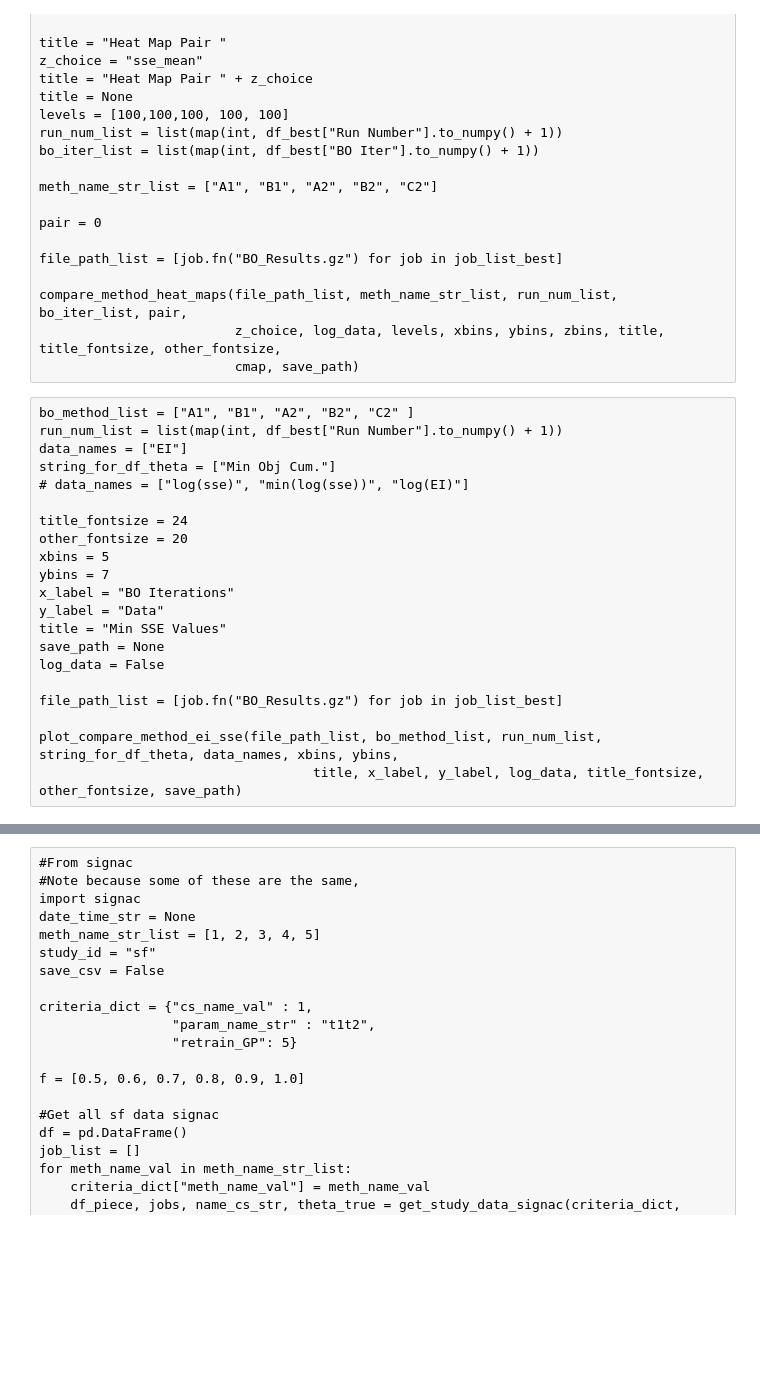
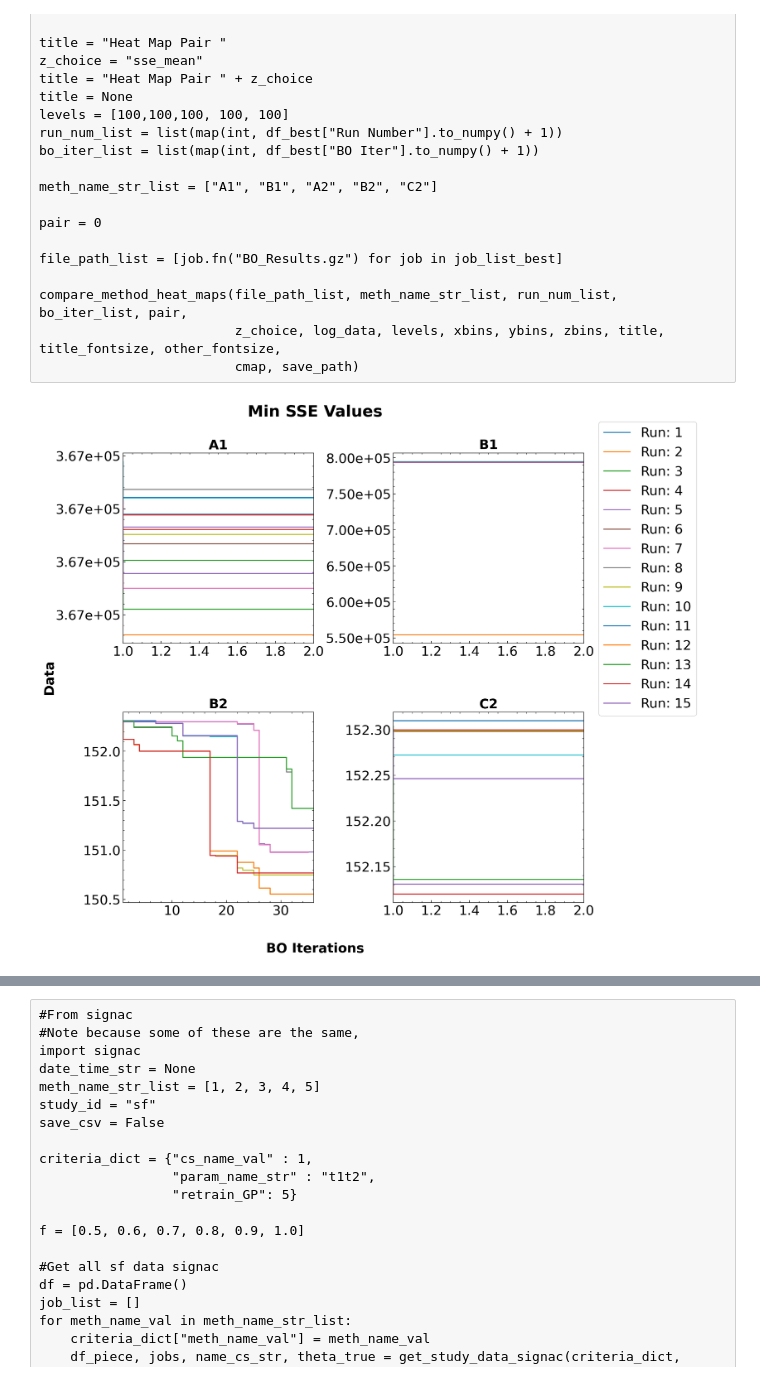
Before and after one commit to dowlinglab/GPBO_Emulators, a Jupyter notebook: experiment_analysis.ipynb, the cells around one changed output, grey strips where cells are left out. Cells and saved outputs as stored; diff of their text form; code cells hidden in the pictures; blank space fills up the shorter version.

```diff
--- a/experiment_analysis.ipynb
+++ b/experiment_analysis.ipynb
@@ -47,13 +47,13 @@ fileObj.close()
 #From signac
 import signac
 date_time_str = None
-meth_name_str_list = [1, 2, 3, 4, 5]
+meth_name_str_list = [1, 2, 4, 5]
 study_id = "ep"
 save_csv = True
 
 
-criteria_dict = {"cs_name_val" : 2,
-                 "param_name_str" : "y0",
+criteria_dict = {"cs_name_val" : 8,
+                 "param_name_str" : "t1t2t3t4t5",
                  "retrain_GP": 10,
                  "num_x_data": 5,
                  "num_val_pts": 0,
@@ -187,27 +198,29 @@ file_path_list = [job.fn("BO_Results.gz") for job in job_list_best]
 compare_method_heat_maps(file_path_list, meth_name_str_list, run_num_list, bo_iter_list, pair,
                          z_choice, log_data, levels, xbins, ybins, zbins, title, title_fontsize, other_fontsize,
                          cmap, save_path)
-# %% [raw]
-bo_method_list = ["A1", "B1", "A2", "B2", "C2" ]
-run_num_list = list(map(int, df_best["Run Number"].to_numpy() + 1))
-data_names = ["EI"]
-string_for_df_theta = ["Min Obj Cum."]
-# data_names = ["log(sse)", "min(log(sse))", "log(EI)"]
-
-title_fontsize = 24
-other_fontsize = 20
-xbins = 5
-ybins = 7
-x_label = "BO Iterations"
-y_label = "Data"
-title = "Min SSE Values"
-save_path = None
-log_data = False
-
-file_path_list = [job.fn("BO_Results.gz") for job in job_list_best]
-
-plot_compare_method_ei_sse(file_path_list, bo_method_list, run_num_list, string_for_df_theta, data_names, xbins, ybins,
-                                   title, x_label, y_label, log_data, title_fontsize, other_fontsize, save_path)
+# %%
+bo_method_list = ["A1", "B1", "B2", "C2" ]
+run_num_list = list(map(int, df_best["Run Number"].to_numpy() + 1))
+data_names = ["Min SSE"]
+string_for_df_theta = ["Min Obj Cum."]
+# data_names = ["log(sse)", "min(log(sse))", "log(EI)"]
+
+title_fontsize = 24
+other_fontsize = 20
+xbins = 5
+ybins = 7
+x_label = "BO Iterations"
+y_label = "Data"
+title = "Min SSE Values"
+save_path = None
+log_data = False
+
+file_path_list = [job.fn("BO_Results.gz") for job in job_list_best]
+
+plot_compare_method_ei_sse(file_path_list, bo_method_list, run_num_list, string_for_df_theta, data_names, xbins, ybins,
+                                   title, x_label, y_label, log_data, title_fontsize, other_fontsize, save_path)
+# %% [output]
+[figure, added]
 # %%
 #Plot Muller potential
 project = signac.get_project()
```
Also changed, not shown: parts of 3 cells of this notebook, 5 other files.
